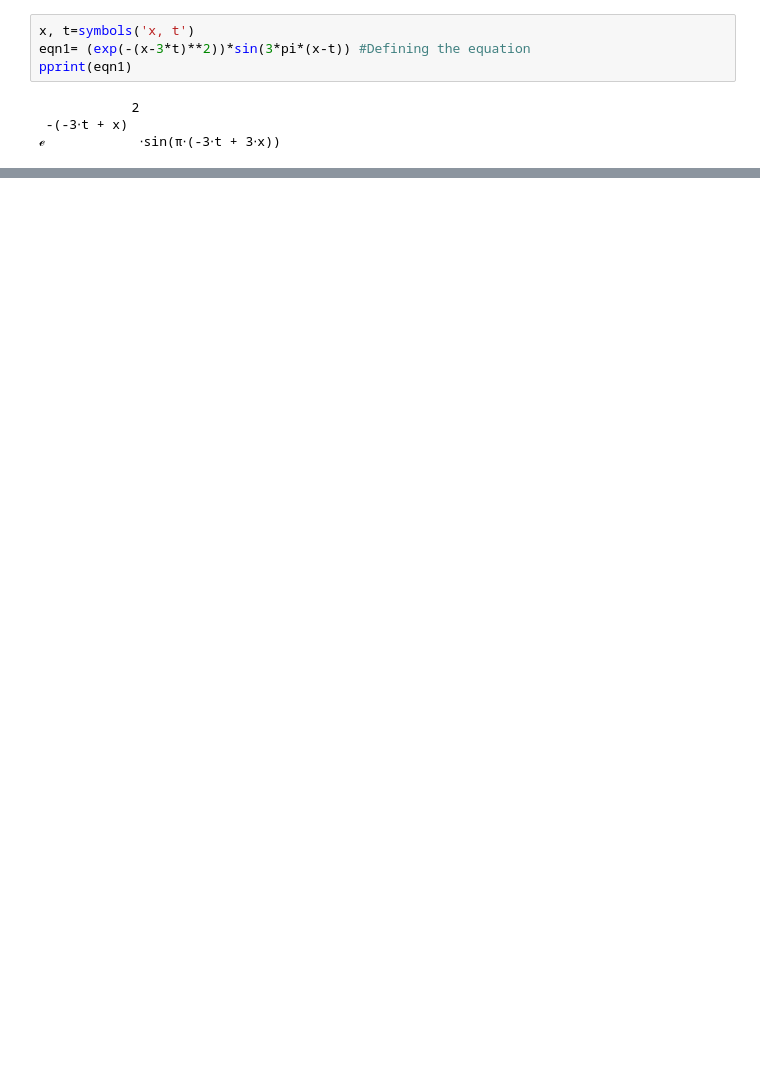
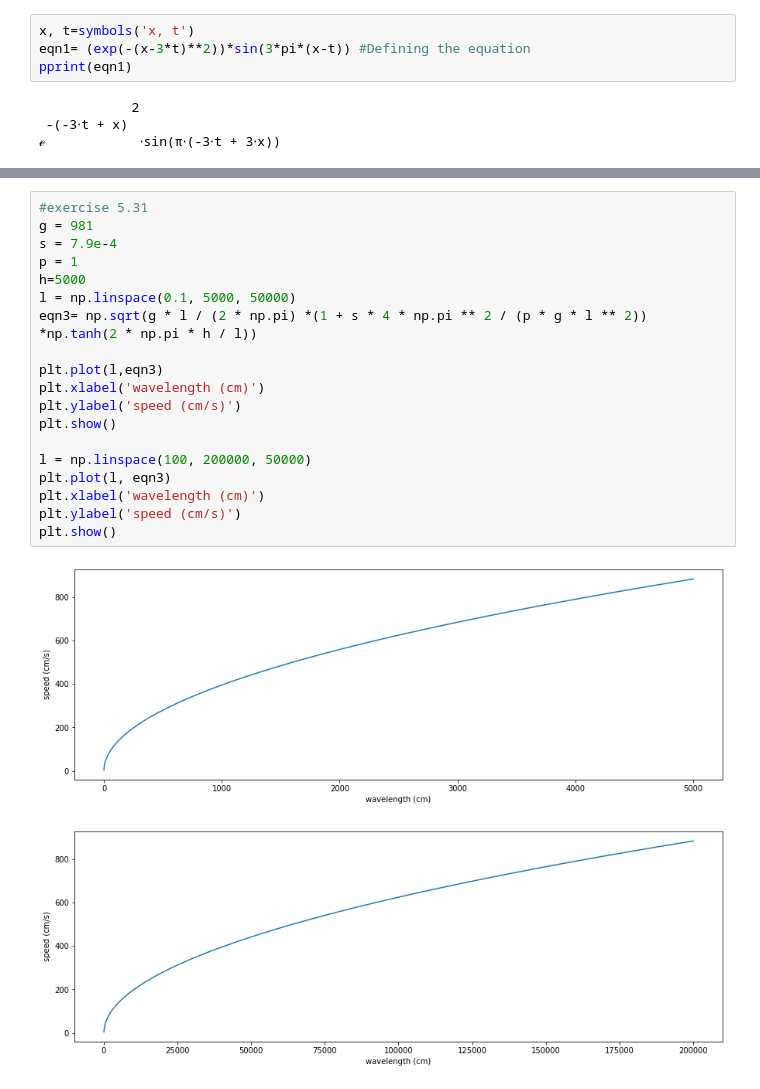
Before and after one commit to silvererudite/simulationAndModeling, a Jupyter notebook: lab_2.ipynb, the cells around one changed output, grey strips where cells are left out. Saved outputs shown, nothing was run; the diff lists cells and outputs as text; blank space fills up the shorter version.

```diff
--- a/lab_2.ipynb
+++ b/lab_2.ipynb
@@ -50,0 +75,22 @@ They are different functions with different frequencies, so the plots are differ
+# %%
+#exercise 5.31
+g = 981
+s = 7.9e-4
+p = 1
+h=5000
+l = np.linspace(0.1, 5000, 50000)
+eqn3= np.sqrt(g * l / (2 * np.pi) *(1 + s * 4 * np.pi ** 2 / (p * g * l ** 2)) *np.tanh(2 * np.pi * h / l))
+
+plt.plot(l,eqn3)
+plt.xlabel('wavelength (cm)')
+plt.ylabel('speed (cm/s)')
+plt.show()
+
+l = np.linspace(100, 200000, 50000)
+plt.plot(l, eqn3)
+plt.xlabel('wavelength (cm)')
+plt.ylabel('speed (cm/s)')
+plt.show()
+# %% [output]
+[figure, added]
+[figure, added]
```
Also changed, not shown: parts of 9 cells of this notebook.
